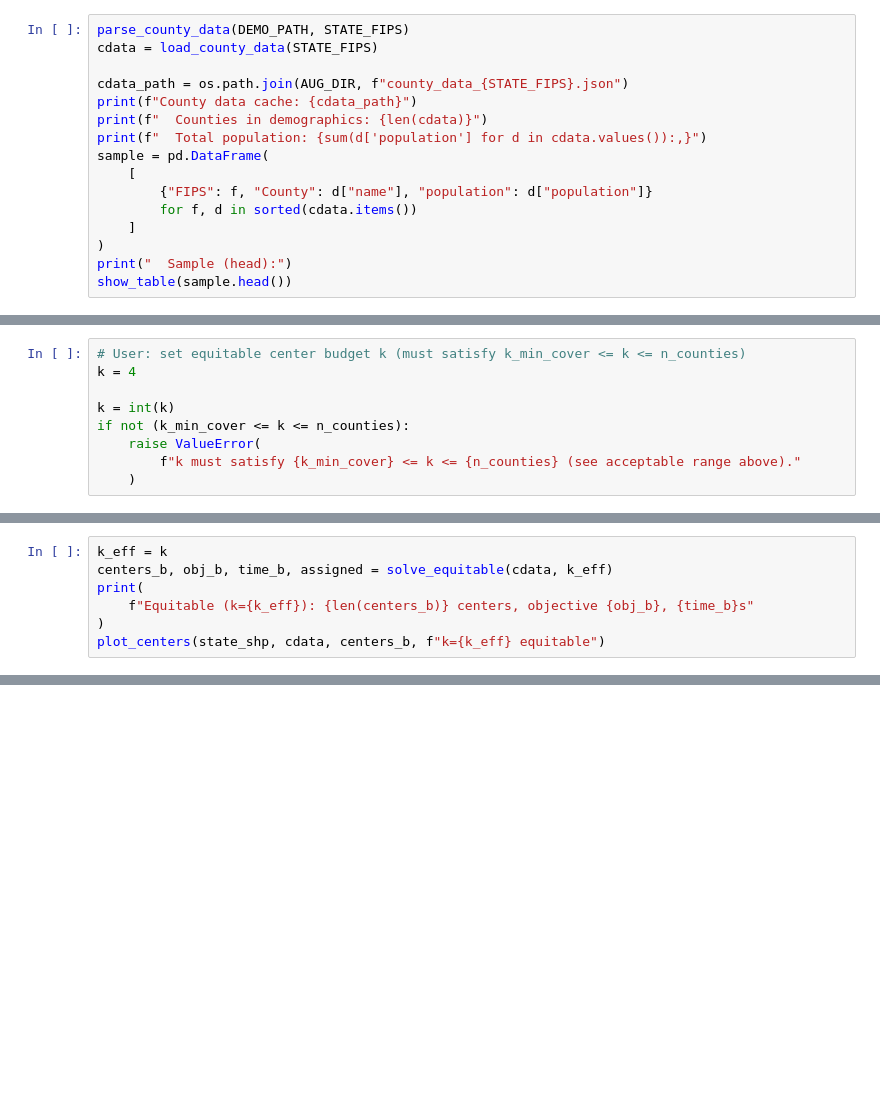
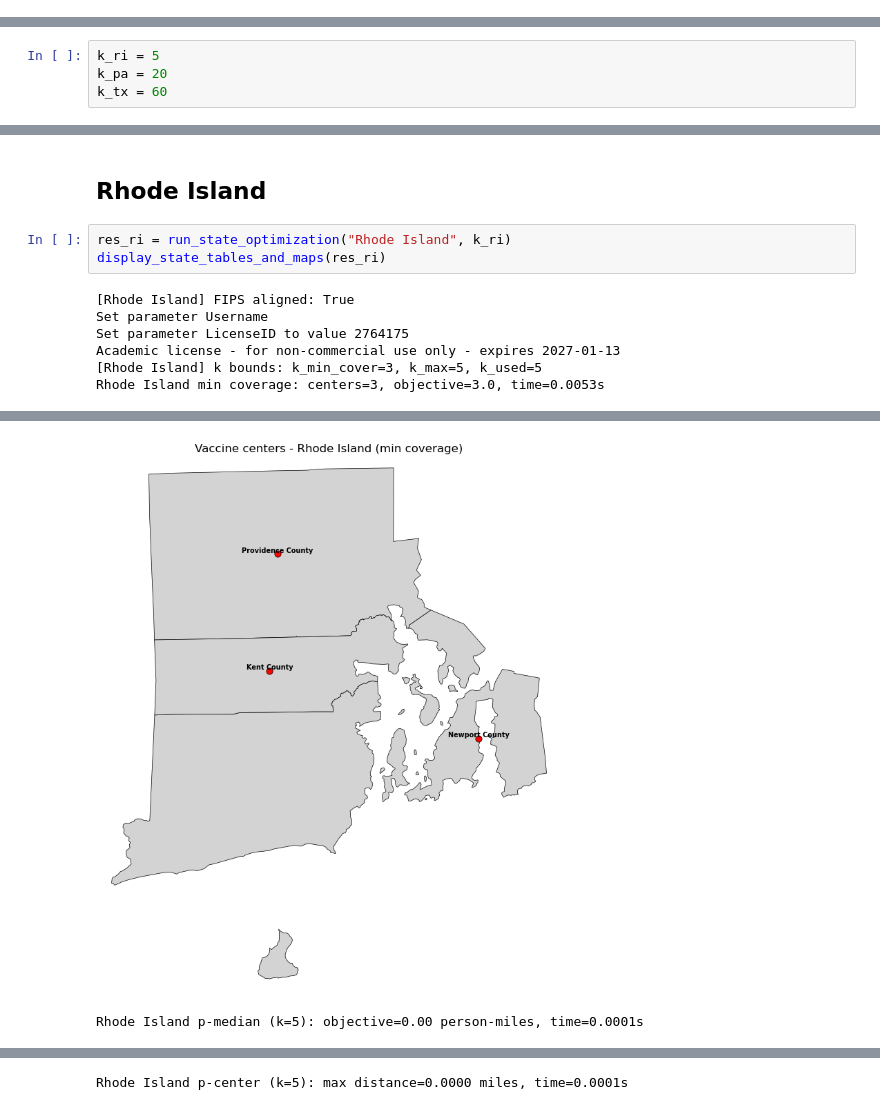
Before and after one commit to maxwinnick/vaccine_distribution, a Jupyter notebook: experiments.ipynb, the cells around one changed output, grey strips where cells are left out. Cells and saved outputs as stored; diff of their text form; blank space fills up the shorter version.

```diff
--- a/experiments.ipynb
+++ b/experiments.ipynb
@@ -85,16 +0,0 @@ Adjacency cache: /Users/maxwinnick/vaccine_distribution/vaccine_distribution/py_
-# %%
-parse_county_data(DEMO_PATH, STATE_FIPS)
-cdata = load_county_data(STATE_FIPS)
-
-cdata_path = os.path.join(AUG_DIR, f"county_data_{STATE_FIPS}.json")
-print(f"County data cache: {cdata_path}")
-print(f"  Counties in demographics: {len(cdata)}")
-print(f"  Total population: {sum(d['population'] for d in cdata.values()):,}")
-sample = pd.DataFrame(
-    [
-        {"FIPS": f, "County": d["name"], "population": d["population"]}
-        for f, d in sorted(cdata.items())
-    ]
-)
-print("  Sample (head):")
-show_table(sample.head())
@@ -295,9 +0,0 @@ else:
-# %%
-# User: set equitable center budget k (must satisfy k_min_cover <= k <= n_counties)
-k = 4
-
-k = int(k)
-if not (k_min_cover <= k <= n_counties):
-    raise ValueError(
-        f"k must satisfy {k_min_cover} <= k <= {n_counties} (see acceptable range above)."
-    )
@@ -310,7 +0,0 @@ if not (k_min_cover <= k <= n_counties):
-# %%
-k_eff = k
-centers_b, obj_b, time_b, assigned = solve_equitable(cdata, k_eff)
-print(
-    f"Equitable (k={k_eff}): {len(centers_b)} centers, objective {obj_b}, {time_b}s"
-)
-plot_centers(state_shp, cdata, centers_b, f"k={k_eff} equitable")
@@ -446,0 +66,4 @@ print(
+# %%
+k_ri = 5
+k_pa = 20
+k_tx = 60
@@ -446,0 +229,12 @@ print(
+# %% [markdown]
+## Rhode Island
+# %%
+res_ri = run_state_optimization("Rhode Island", k_ri)
+display_state_tables_and_maps(res_ri)
+# %% [output]
+[Rhode Island] FIPS aligned: True
+Set parameter Username
+Set parameter LicenseID to value 2764175
+Academic license - for non-commercial use only - expires 2027-01-13
+[Rhode Island] k bounds: k_min_cover=3, k_max=5, k_used=5
+Rhode Island min coverage: centers=3, objective=3.0, time=0.0053s
@@ -446,0 +247,2 @@ print(
+[figure, added]
+Rhode Island p-median (k=5): objective=0.00 person-miles, time=0.0001s
@@ -446,0 +256 @@ print(
+Rhode Island p-center (k=5): max distance=0.0000 miles, time=0.0001s
```
Also changed, not shown: parts of 38 cells of this notebook, 4 other files.
